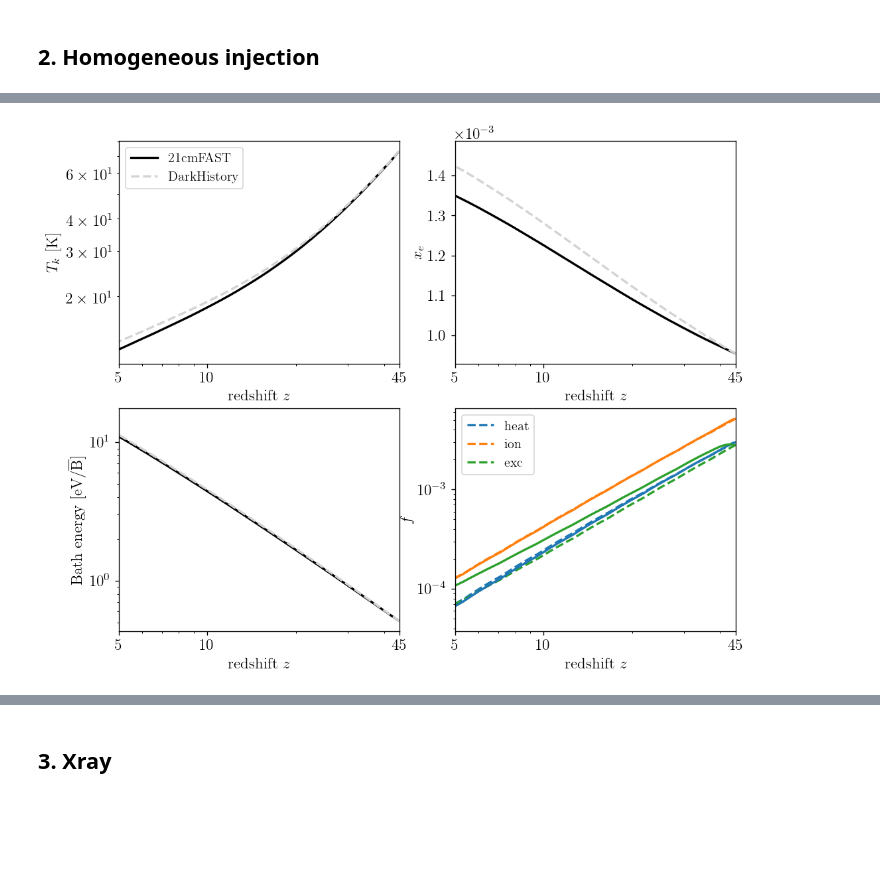
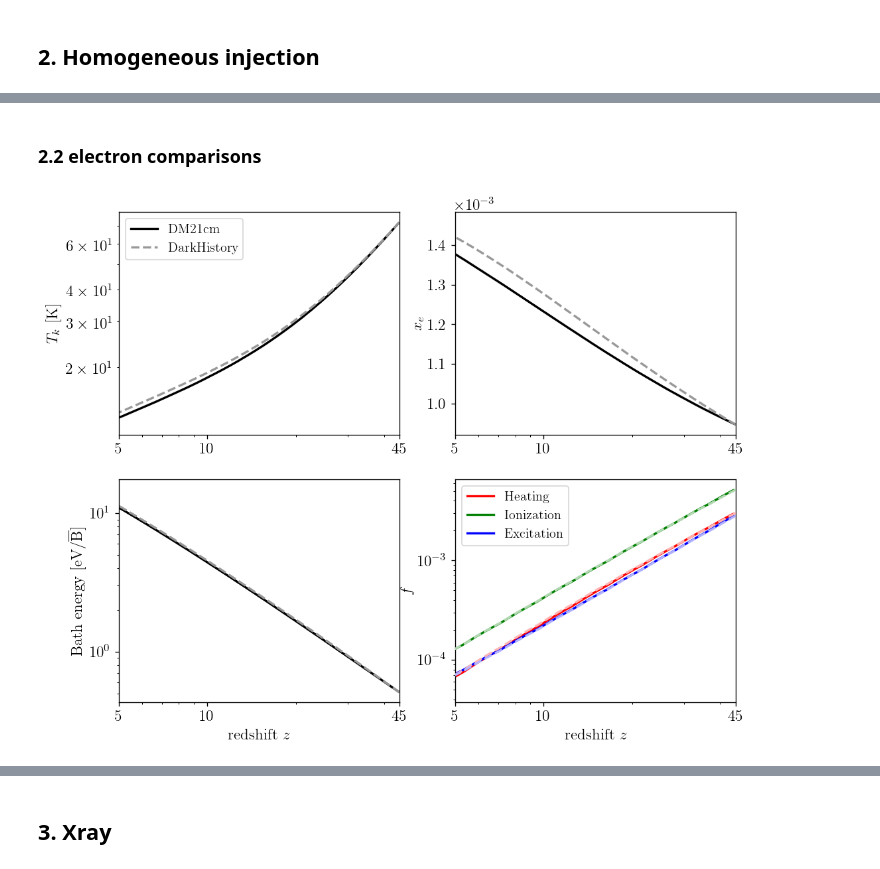
Before and after one commit to yitiansun/DM21cm, a Jupyter notebook: cross_check/plot.ipynb, the cells around one changed output, grey strips where cells are left out. Cells and saved outputs as stored; diff of their text form; code cells hidden in the pictures; blank space fills up the shorter version.

```diff
--- a/cross_check/plot.ipynb
+++ b/cross_check/plot.ipynb
@@ -24,17 +22,23 @@ WARNING:root:DM21CM: We dont do Helium here
 ## 0. plotting
 # %%
 label_dict = {
-    'dc' : 'DM21CM',
+    'dc' : 'DM21cm',
     'dh' : 'DarkHistory',
     '21' : '21cmFAST',
+    'heat' : 'Heating',
+    'exc' : 'Excitation',
+    'ion' : 'Ionization',
 }
 color_dict = {
-    'dc' : 'r',
-    'dh' : 'lightgray',
+    'dc' : 'k',
+    'dh' : cms['binary'](0.4),
     '21' : 'k',
+    'heat' : mpl.colors.to_rgb('r'),
+    'exc' : mpl.colors.to_rgb('b'),
+    'ion' : mpl.colors.to_rgb('g'),
 }
 ls_dict = {
-    'dc' : ':',
+    'dc' : '-',
     'dh' : '--',
     '21' : '-',
 }
@@ -119,0 +145,2 @@ save_name = 'xc_ee_nos8_noHe_nosp'
+# %% [markdown]
+### 2.2 electron comparisons
@@ -122,59 +157,63 @@ dc_soln = np.load(f'{WDIR}/outputs/dm21cm/{dc_run_name}_records.npy', allow_pick
 dh_soln = pickle.load(open(f'{WDIR}/outputs/dh/{dh_run_name}_soln.p', 'rb'))
 i_z_st_dh = np.argmin(np.abs(dh_soln['rs']-1 - z_plot_max))
 
+def blend_white(c, alpha=0.7):
+    white = np.array([1., 1., 1.])
+    return tuple((1-alpha)*np.array(c) + alpha*white)
+
 fig, axs = plt.subplots(2, 2, figsize=(10, 8))
 
 # Tk
 ax = axs[0,0]
-ax.plot(dc_soln['z'], dc_soln['T_k'], color=color_dict['21'], label=label_dict['21'], ls=ls_dict['21'], lw=2)
+ax.plot(dc_soln['z'], dc_soln['T_k'], color=color_dict['dc'], label=label_dict['dc'], ls=ls_dict['dc'], lw=2)
 #ax.plot(dc_soln['z'][0], dc_soln['T_k'][0], color=color_dict['21'], marker='+', ms=7, zorder=10)
 ax.plot(dh_soln['rs'][i_z_st_dh:] - 1, dh_soln['Tm'][i_z_st_dh:]/phys.kB, color=color_dict['dh'], label=label_dict['dh'], ls=ls_dict['dh'], lw=2)
 ax.set(xlim=(z_plot_min, z_plot_max), xscale='log', yscale='log')
 ax.xaxis.set_minor_formatter(mpl.ticker.NullFormatter())
 ax.set(xticks=[5, 10, 45], xticklabels=['5', '10', '45'])
-ax.set(xlabel='redshift $z$', ylabel='$T_k$ [K]')
+ax.set(ylabel='$T_k$ [K]')
 ax.legend()
 
 # x
 ax = axs[0,1]
-ax.plot(dc_soln['z'], dc_soln['x_e'], color=color_dict['21'], label=label_dict['21'], ls=ls_dict['21'], lw=2)
+ax.plot(dc_soln['z'], dc_soln['x_e'], color=color_dict['dc'], label=label_dict['dc'], ls=ls_dict['dc'], lw=2)
 #ax.plot(dc_soln['z'][0], dc_soln['x_e'][0], color=color_dict['21'], marker='+', ms=7, zorder=10)
 ax.plot(dh_soln['rs'][i_z_st_dh:] - 1, dh_soln['x'][i_z_st_dh:, 0], color=color_dict['dh'], label=label_dict['dh'], ls=ls_dict['dh'], lw=2)
 ax.set(xlim=(z_plot_min, z_plot_max), xscale='log')
 ax.xaxis.set_minor_formatter(mpl.ticker.NullFormatter())
 ax.set(xticks=[5, 10, 45], xticklabels=['5', '10', '45'])
-ax.set(xlabel='redshift $z$', ylabel='$x_e$')
+ax.set(ylabel='$x_e$')
 ax.ticklabel_format(axis='y', style='sci', scilimits=(0,0))
 
 
 # bath
 ax = axs[1,0]
-ax.plot(dc_soln['z'], dc_soln['E_phot'], color=color_dict['21'], label=label_dict['21'], ls=ls_dict['21'], lw=2)
+ax.plot(dc_soln['z'], dc_soln['E_phot'], color=color_dict['dc'], label=label_dict['dc'], ls=ls_dict['dc'], lw=2)
 dh_bath_engs = [s.toteng() for s in dh_soln['highengphot']]
 ax.plot(dh_soln['rs'][i_z_st_dh:] - 1, dh_bath_engs[i_z_st_dh:], color=color_dict['dh'], label=label_dict['dh'], ls=ls_dict['dh'], lw=2)
 ax.set(xlim=(z_plot_min, z_plot_max), xscale='log', yscale='log')
 ax.xaxis.set_minor_formatter(mpl.ticker.NullFormatter())
 ax.set(xticks=[5, 10, 45], xticklabels=['5', '10', '45'])
 ax.set(xlabel='redshift $z$', ylabel=r'Bath energy [eV/$\overline\mathrm{B}$]')
 
 # f
 ax = axs[1,1]
 dh_fheat_s = dh_soln['f']['low']['heat'] + dh_soln['f']['high']['heat']
 dh_fion_s = dh_soln['f']['low']['H ion'] + dh_soln['f']['high']['H ion'] + dh_soln['f']['low']['He ion'] + dh_soln['f']['high']['He ion']
 dh_fexc_s = dh_soln['f']['low']['exc'] + dh_soln['f']['high']['exc']
-ax.plot(dh_soln['rs'][i_z_st_dh:] - 1, dh_fheat_s[i_z_st_dh:], color='C0', label='heat', lw=2, ls='--')
-ax.plot(dh_soln['rs'][i_z_st_dh:] - 1, dh_fion_s[i_z_st_dh:], color='C1', label='ion',  lw=2, ls='--')
-ax.plot(dh_soln['rs'][i_z_st_dh:] - 1, dh_fexc_s[i_z_st_dh:], color='C2', label='exc',  lw=2, ls='--')
 dc_dep_tot = dc_soln['dE_inj_per_Bavg_unclustered']
-ax.plot(dc_soln['z'], dc_soln['dep_heat']/dc_dep_tot, color='C0', ls=ls_dict['21'], lw=2)
-ax.plot(dc_soln['z'], dc_soln['dep_ion']/dc_dep_tot, color='C1', ls=ls_dict['21'], lw=2)
-ax.plot(dc_soln['z'], dc_soln['dep_exc']/dc_dep_tot, color='C2', ls=ls_dict['21'], lw=2)
+
+for f_label, dh_f_s in zip(['heat', 'ion', 'exc'], [dh_fheat_s, dh_fion_s, dh_fexc_s]):
+    color = color_dict[f_label]
+    ax.plot(dh_soln['rs'][i_z_st_dh:] - 1, dh_f_s[i_z_st_dh:], color=blend_white(color), lw=2, ls='--', zorder=10)
+    ax.plot(dc_soln['z'], dc_soln['dep_'+f_label]/dc_dep_tot, color=color_dict[f_label], ls=ls_dict['21'], lw=2, label=label_dict[f_label])
+
 ax.set(xlim=(z_plot_min, z_plot_max), xscale='log', yscale='log')
 ax.xaxis.set_minor_formatter(mpl.ticker.NullFormatter())
 ax.set(xticks=[5, 10, 45], xticklabels=['5', '10', '45'])
 ax.set(xlabel='redshift $z$', ylabel=r'$f$')
 ax.legend()
 
 fig.savefig(f'{save_name}.pdf', bbox_inches='tight')
 # %% [output]
-[figure, old version]
+[figure, new version]
```
Also changed, not shown: parts of 17 cells of this notebook, 12 other files.
